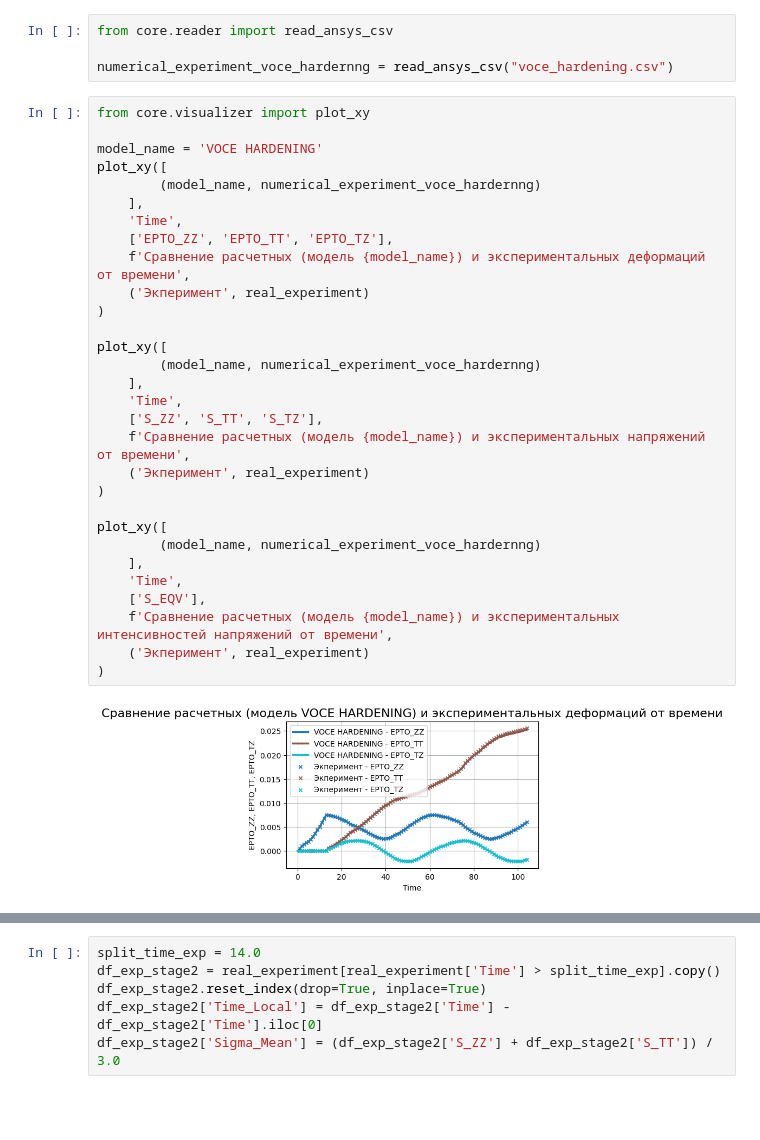
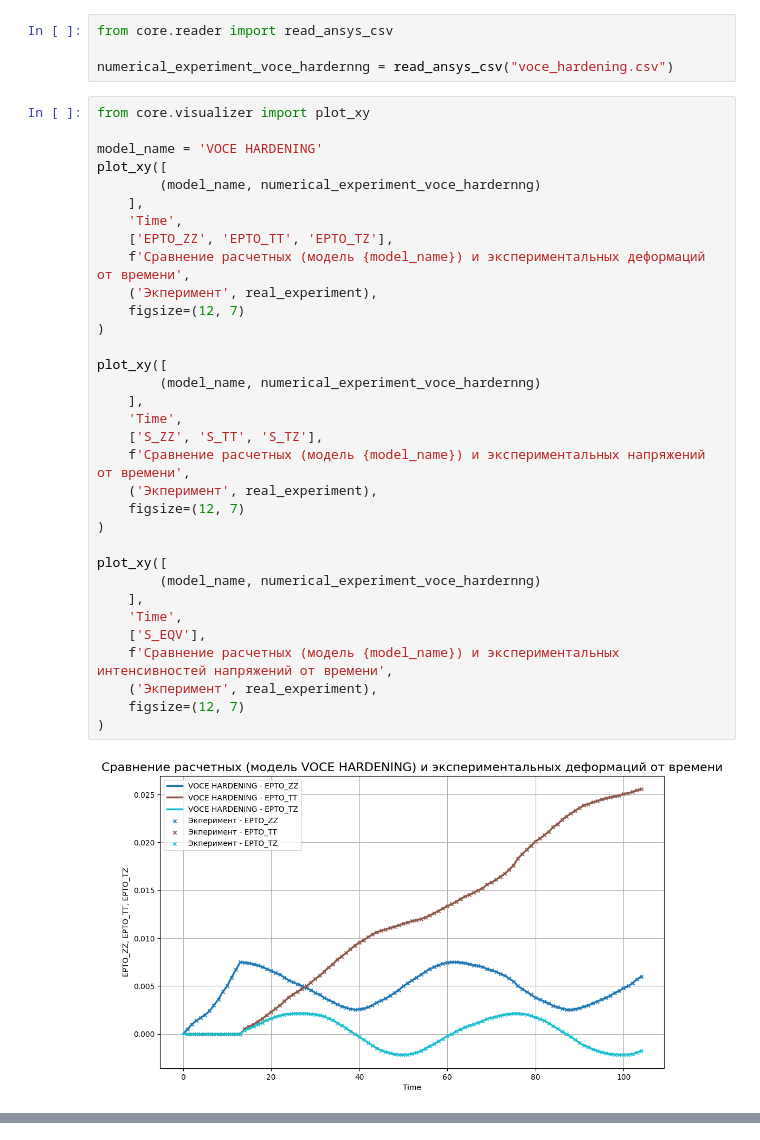
Before and after one commit to ArtemDos/complex_deformations, a Jupyter notebook: P29/experimental_vint/voce_hardening.ipynb, the cells around one changed output, grey strips where cells are left out. Saved outputs shown, nothing was run; the diff lists cells and outputs as text; blank space fills up the shorter version.

```diff
--- a/P29/experimental_vint/voce_hardening.ipynb
+++ b/P29/experimental_vint/voce_hardening.ipynb
@@ -19,32 +19,35 @@ numerical_experiment_voce_hardernng = read_ansys_csv("voce_hardening.csv")
 # %%
 from core.visualizer import plot_xy
 
 model_name = 'VOCE HARDENING'
 plot_xy([
         (model_name, numerical_experiment_voce_hardernng)
     ],
     'Time',
     ['EPTO_ZZ', 'EPTO_TT', 'EPTO_TZ'],
     f'Сравнение расчетных (модель {model_name}) и экспериментальных деформаций от времени',
-    ('Экперимент', real_experiment)
+    ('Экперимент', real_experiment),
+    figsize=(12, 7)
 )
 
 plot_xy([
         (model_name, numerical_experiment_voce_hardernng)
     ],
     'Time',
     ['S_ZZ', 'S_TT', 'S_TZ'],
     f'Сравнение расчетных (модель {model_name}) и экспериментальных напряжений от времени',
-    ('Экперимент', real_experiment)
+    ('Экперимент', real_experiment),
+    figsize=(12, 7)
 )
 
 plot_xy([
         (model_name, numerical_experiment_voce_hardernng)
     ],
     'Time',
     ['S_EQV'],
     f'Сравнение расчетных (модель {model_name}) и экспериментальных интенсивностей напряжений от времени',
-    ('Экперимент', real_experiment)
+    ('Экперимент', real_experiment),
+    figsize=(12, 7)
 )
 # %% [output]
-[figure, old version]
+[figure, new version]
@@ -53,6 +55,0 @@ plot_xy([
-# %%
-split_time_exp = 14.0
-df_exp_stage2 = real_experiment[real_experiment['Time'] > split_time_exp].copy()
-df_exp_stage2.reset_index(drop=True, inplace=True)
-df_exp_stage2['Time_Local'] = df_exp_stage2['Time'] - df_exp_stage2['Time'].iloc[0]
-df_exp_stage2['Sigma_Mean'] = (df_exp_stage2['S_ZZ'] + df_exp_stage2['S_TT']) / 3.0
```
Also changed, not shown: parts of 10 cells of this notebook, 3 other files.
